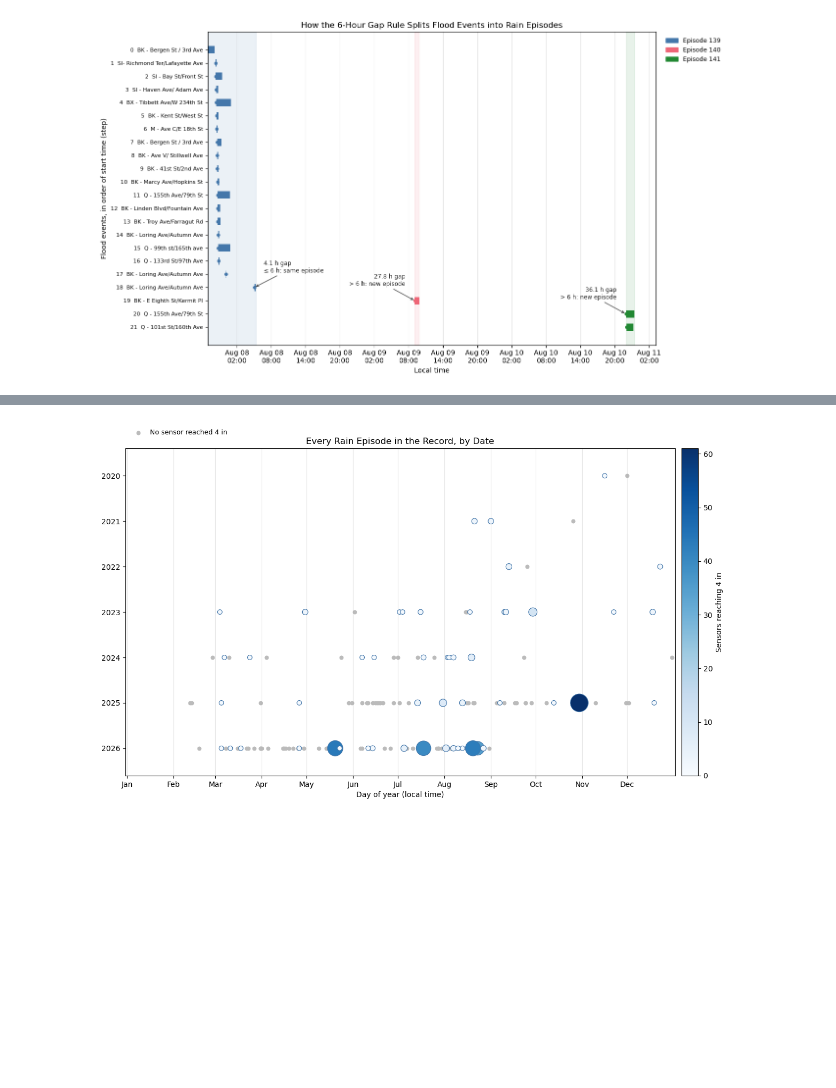
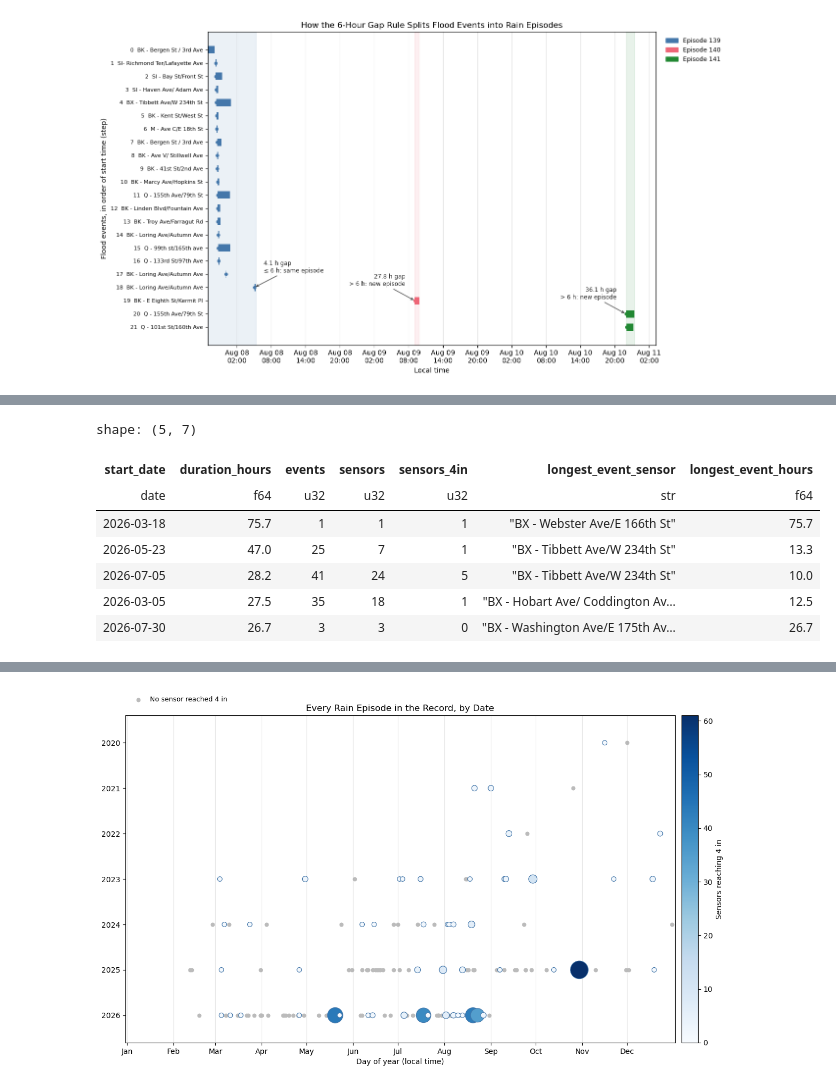
Before and after one commit to mebauer/floodnet-nyc-tutorial, a Jupyter notebook: 06-rain-episodes.ipynb, the cells around one changed output, grey strips where cells are left out. Drawn from its saved outputs; the diff is of its cells as text; code cells hidden in the pictures; blank space fills up the shorter version.

```diff
--- a/06-rain-episodes.ipynb
+++ b/06-rain-episodes.ipynb
@@ -509,0 +481,40 @@ With the rule checked, here is the shape of what came out of it.
+# %%
+# the longest single event inside each episode
+longest_event_df = (
+    rain_events_df
+    .sort("duration_mins", descending=True)
+    .group_by("episode_id", maintain_order=True)
+    .first()
+    .select(
+        "episode_id",
+        pl.col("sensor_name").alias("longest_event_sensor"),
+        (pl.col("duration_mins") / 60).round(1).alias("longest_event_hours"),
+    )
+)
+
+(
+    episodes_df
+    .join(
+        rain_events_df.group_by("episode_id").agg(
+            pl.len().alias("events"),
+            pl.col("sensor_id").n_unique().alias("sensors"),
+        ),
+        on="episode_id",
+    )
+    .join(longest_event_df, on="episode_id")
+    .sort("duration_hours", descending=True)
+    .select(
+        "start_date", "duration_hours", "events", "sensors", "sensors_4in",
+        "longest_event_sensor", "longest_event_hours",
+    )
+    .head(5)
+)
+# %% [output]
+shape: (5, 7)
+| start_date | duration_hours | events | sensors | sensors_4in | longest_event_sensor | longest_event_hours |
+| date | f64 | u32 | u32 | u32 | str | f64 |
+| 2026-03-18 | 75.7 | 1 | 1 | 1 | "BX - Webster Ave/E 166th St" | 75.7 |
+| 2026-05-23 | 47.0 | 25 | 7 | 1 | "BX - Tibbett Ave/W 234th St" | 13.3 |
+| 2026-07-05 | 28.2 | 41 | 24 | 5 | "BX - Tibbett Ave/W 234th St" | 10.0 |
+| 2026-03-05 | 27.5 | 35 | 18 | 1 | "BX - Hobart Ave/ Coddington Av… | 12.5 |
+| 2026-07-30 | 26.7 | 3 | 3 | 0 | "BX - Washington Ave/E 175th Av… | 26.7 |
```
Also changed, not shown: parts of 16 cells of this notebook, 5 other files.
